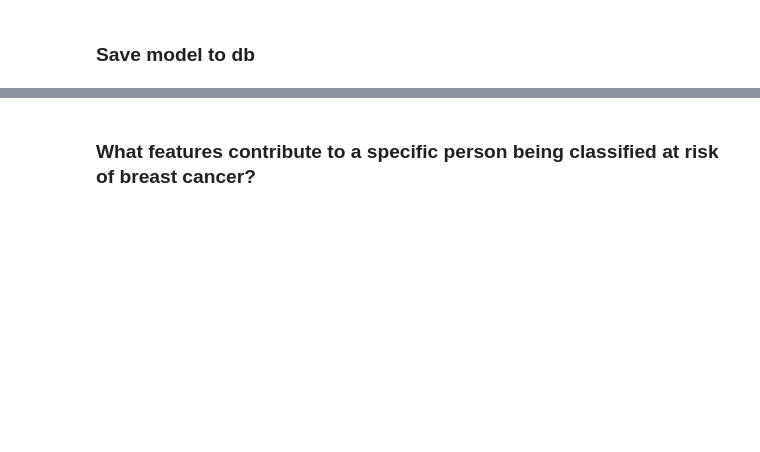
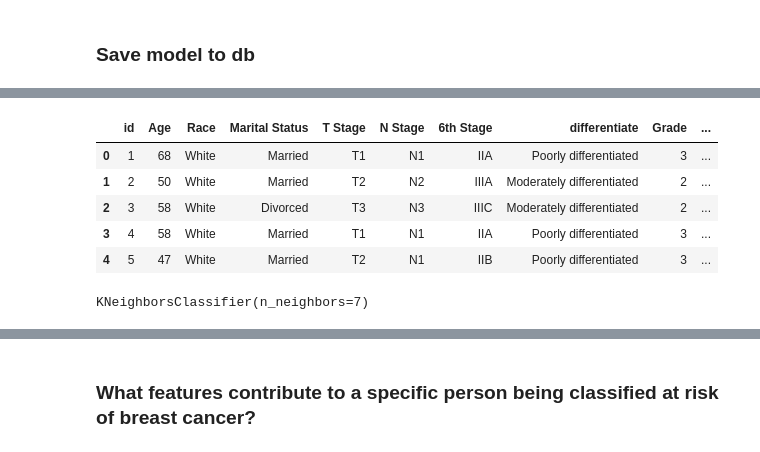
Before and after one commit to rolandina/breast-cancer-prediction-fastapi, a Jupyter notebook: notebooks/EDA.ipynb, the cells around one changed output, grey strips where cells are left out. Cells and saved outputs as stored; diff of their text form; code cells hidden in the pictures; blank space fills up the shorter version.

```diff
--- a/notebooks/EDA.ipynb
+++ b/notebooks/EDA.ipynb
@@ -1093,3 +1349,27 @@ import json
+# %%
+sql_col_names = ['age', 'race', 'marital_status', 'T_stage', 'N_stage',
+       'sixth_stage', 'differentiate', 'grade', 'A_stage', 'tumor_size',
+       'estrogen_status', 'progesterone_status', 'regional_node_examined',
+       'regional_node_positive', 'survival_months', 'status']
+excel_col_names = ['Age', 'Race', 'Marital Status', 'T Stage ', 'N Stage', '6th Stage',
+       'differentiate', 'Grade', 'A Stage', 'Tumor Size', 'Estrogen Status',
+       'Progesterone Status', 'Regional Node Examined',
+       'Reginol Node Positive', 'Survival Months', 'Status']
+
+db_df.rename(columns = { old_name : new_name for old_name, new_name in zip(sql_col_names,excel_col_names)}, inplace = True)
+# %%
+db_df.head()
+# %% [output]
+|  | id | Age | Race | Marital Status | T Stage | N Stage | 6th Stage | differentiate | Grade | ... |
+| 0 | 1 | 68 | White | Married | T1 | N1 | IIA | Poorly differentiated | 3 | ... |
+| 1 | 2 | 50 | White | Married | T2 | N2 | IIIA | Moderately differentiated | 2 | ... |
+| 2 | 3 | 58 | White | Divorced | T3 | N3 | IIIC | Moderately differentiated | 2 | ... |
+| 3 | 4 | 58 | White | Married | T1 | N1 | IIA | Poorly differentiated | 3 | ... |
+| 4 | 5 | 47 | White | Married | T2 | N1 | IIB | Poorly differentiated | 3 | ... |
+# %%
+best_models[2].best_estimator_
+# %% [output]
+KNeighborsClassifier(n_neighbors=7)
 # %%
 # prepare pickle binary model
 import pickle
```
Also changed, not shown: parts of 67 cells of this notebook, 2 other files.
